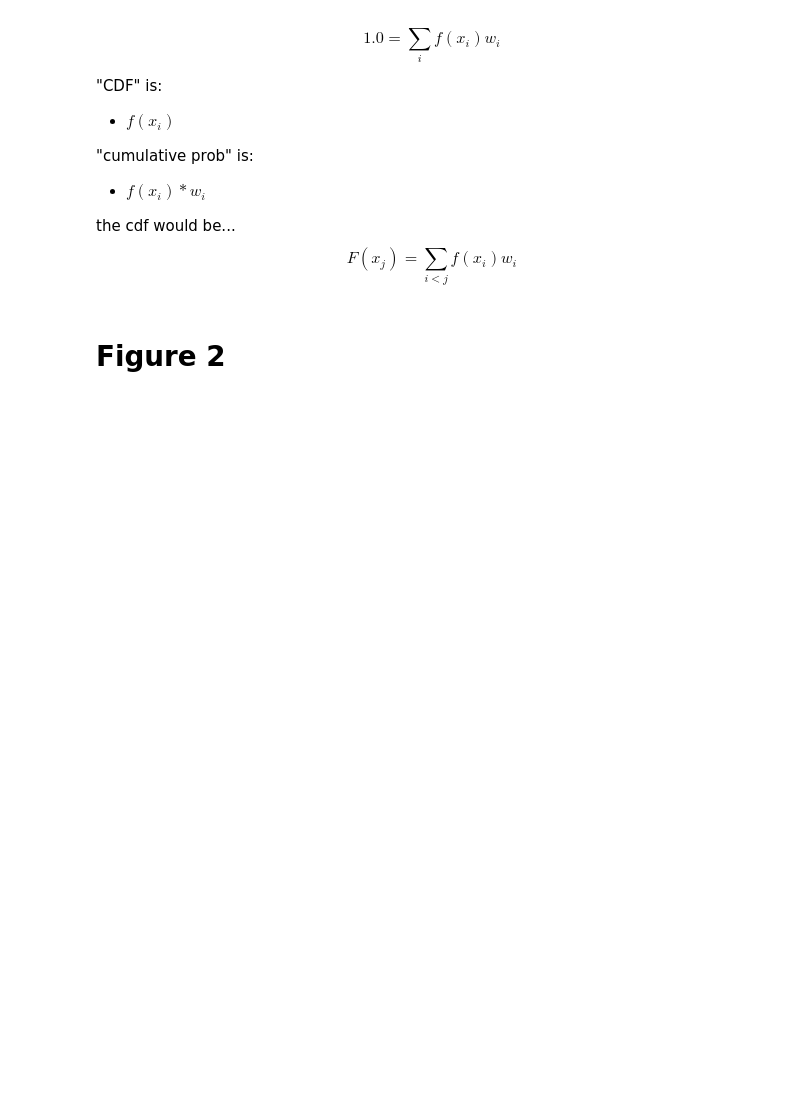
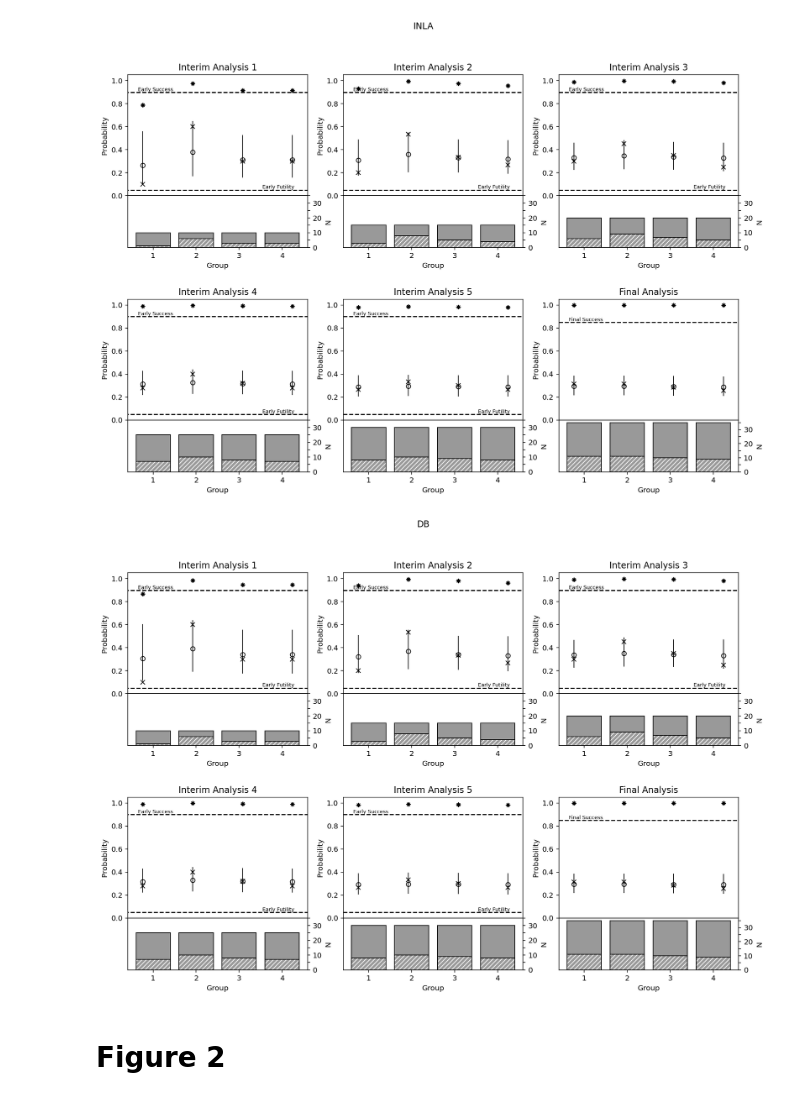
Before and after one commit to Confirm-Solutions/imprint, a Jupyter notebook: research/berry/berry_dirty.ipynb, the cells around one changed output. Cells and saved outputs as stored; diff of their text form; code cells hidden in the pictures; blank space fills up the shorter version.

Commit message:
Massively simplified the berry_dirty notebook.

```diff
--- a/research/berry/berry_dirty.ipynb
+++ b/research/berry/berry_dirty.ipynb
@@ -63,4 +129,6 @@ suc_thresh[5] = p0_x
 # %%
+b = berry.Berry(90, (1e-8, 1e3))
+
 # I got this data by deconstructing the graphs in in Figure 1 of Berry et al 2013.
 n_i = np.array([[i] * 4 for i in [10, 15, 20, 25, 30, 35]])
 y_i = np.array(
@@ -74,9 +142,3 @@ y_i = np.array(
     ]
 )
 data = np.stack((y_i, n_i), axis=2)
-
-model = inla.binomial_hierarchical()
-model.log_prior = berry_prior
-
-mu_rule = inla.gauss_rule(201, -5, 3)
-sigma2_rule = log_gauss_rule(90, 1e-8, 1e3)
@@ -267,5 +145,4 @@ def calc_dirty_bayes(y_i, n_i, thresh):
 # %%
-post_theta, report = inla.calc_posterior_theta(model, data, (mu_rule, sigma2_rule))
-inla_stats = inla.calc_posterior_x(post_theta, report, suc_thresh)
+post_hyper, report = inla.calc_posterior_hyper(b.model, data, (b.mu_rule, b.sigma2_rule))
+inla_stats = inla.calc_posterior_x(post_hyper, report, b.suc_thresh)
+db_stats = dirty_bayes.calc_dirty_bayes(y_i, n_i, b.suc_thresh, b.sigma2_rule)
-# %%
-db_stats = calc_dirty_bayes(y_i, n_i, suc_thresh)
@@ -277,11 +148,0 @@ inla_stats["exceedance"]
-# %% [markdown]
-$$1.0 = \sum_i f(x_i) w_i$$
-
-"CDF" is:
-* $f(x_i)$
-
-"cumulative prob" is:
-* $f(x_i) * w_i$
-
-the cdf would be...
-$$ F(x_j) = \sum_{i < j} f(x_i) w_i$$
@@ -366,6 +149,9 @@ def figure1_plot(title, data, stats):
 # %%
-figure1_plot("INLA", data, inla_stats)
-figure1_plot("DB", data, db_stats)
+berry.figure1_plot(b, "INLA", data, inla_stats)
+berry.figure1_plot(b, "DB", data, db_stats)
+# %% [output]
+[figure, added]
+[figure, added]
 # %% [markdown]
 # Figure 2
 # %%
```
Also changed, not shown: parts of 20 cells of this notebook, 5 other files.
